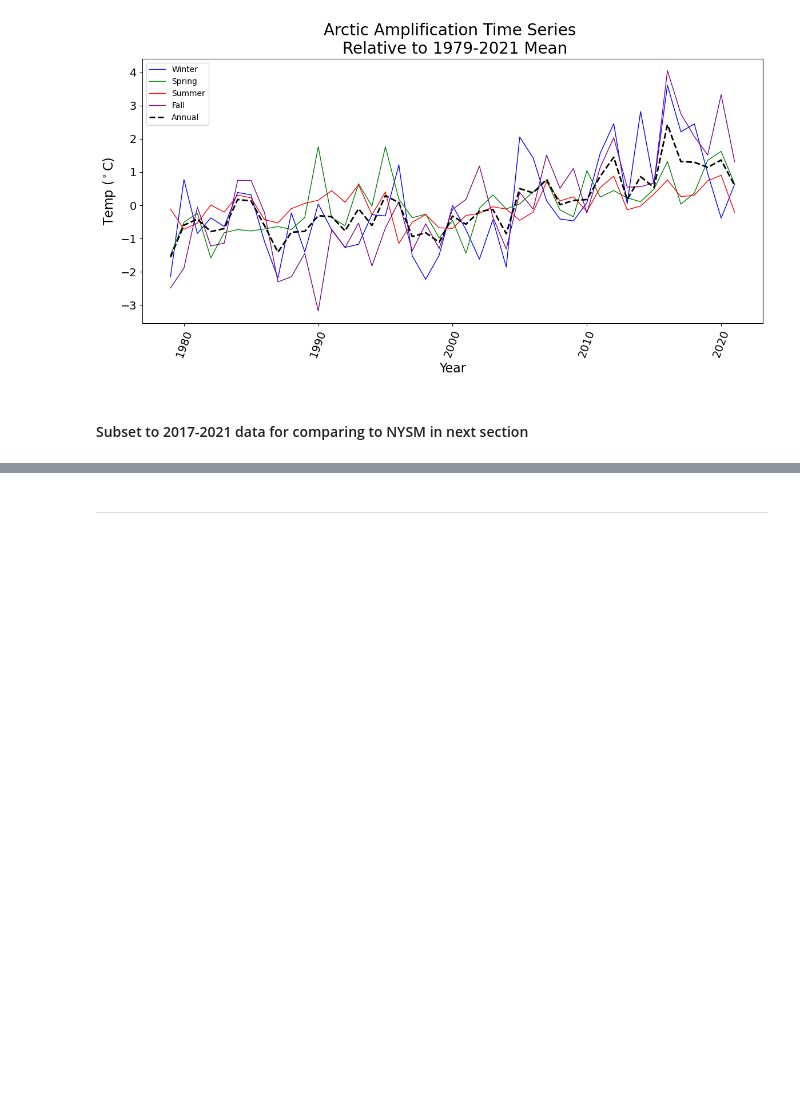
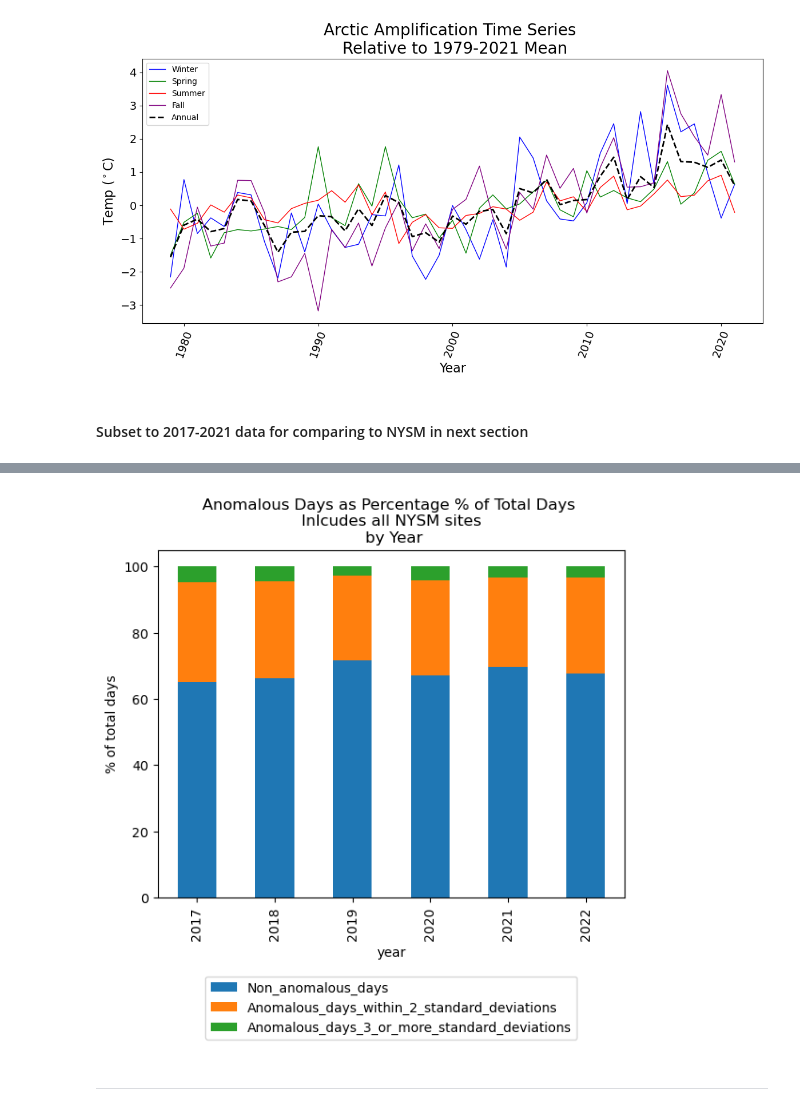
Before and after one commit to cgsutter/ATM622-General-Circulation, a Jupyter notebook: AA_NYSM.ipynb, the cells around one changed output, grey strips where cells are left out. Cells and saved outputs as stored; diff of their text form; code cells hidden in the pictures; blank space fills up the shorter version.

```diff
--- a/AA_NYSM.ipynb
+++ b/AA_NYSM.ipynb
@@ -523,0 +588,3 @@ annual_nysm = annual[38:43]
+# %%
+nysm_data = nysm_data[["station", "time", "temp_2m [degC]"]]
+nysm_data = nysm_data.rename(columns={"temp_2m [degC]": "temp_2m[C]"})
@@ -524,3 +1138,31 @@ annual_nysm = annual[38:43]
+# %%
+# FINAL PLOT Year
+def anom_ct():
+    std1 = df_final.groupby('std_bins').year.value_counts().unstack(0).reset_index()
+    std1 = std1.rename_axis(None, axis=1)
+    std1['Total'] = std1.sum(axis=1)
+
+    # std1['Total'] = std1.sum(axis=0)
+
+    std1['Non_anomalous_days'] = (std1[1.0]/std1['Total'])*100
+    std1['Anomalous_days_within_2_standard_deviations'] = (std1[2.0]/std1['Total'])*100
+    std1['Anomalous_days_3_or_more_standard_deviations'] = (std1[3.0]/std1['Total'])*100
+
+    plot = std1.plot(x='year',
+                     y = ['Non_anomalous_days', 'Anomalous_days_within_2_standard_deviations', 'Anomalous_days_3_or_more_standard_deviations'],
+                     kind='bar',
+                     ylabel = '% of total days',
+                     stacked=True,
+                     title=f'Anomalous Days as Percentage % of Total Days \n Inlcudes all NYSM sites \n by Year')
+
+
+    plot.legend(loc="upper center", bbox_to_anchor=(0.5,0), borderaxespad=6)
+    plt.savefig(f'/home11/grad/2021/cs436778/general-circulation/project/data/barplot_year.png')
+
+for season in seasons:
+    anom_ct(season)
+# %% [output]
+[figure, added]
 # %% [markdown]
 ___
 # %% [markdown]
```
Also changed, not shown: parts of 52 cells of this notebook, 2 other files.
